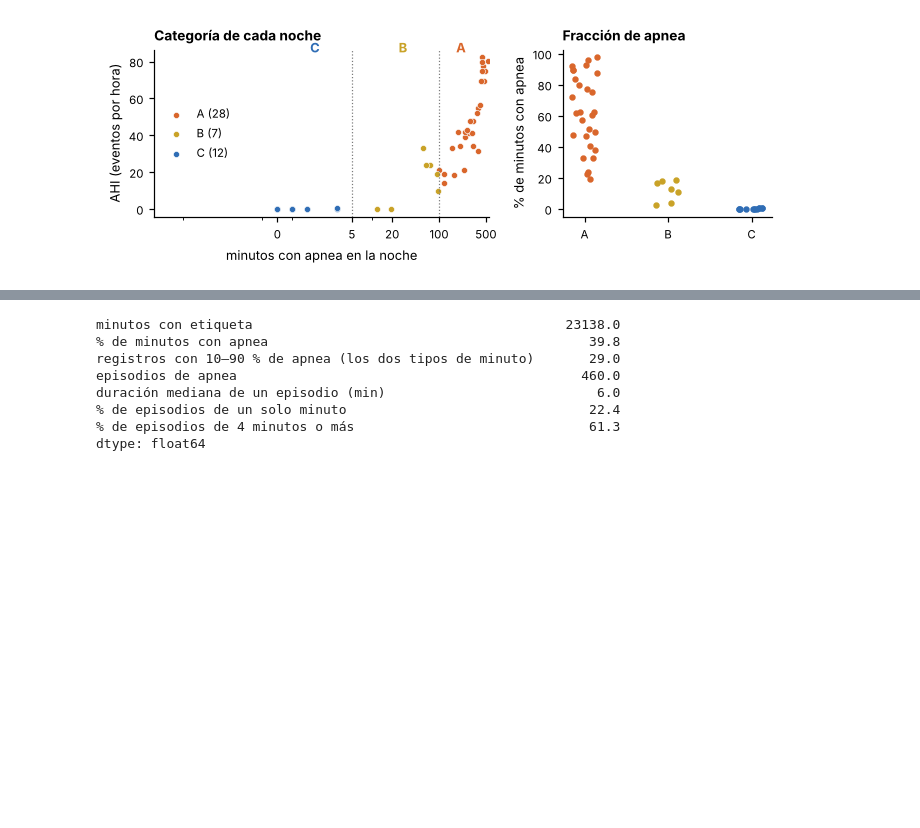
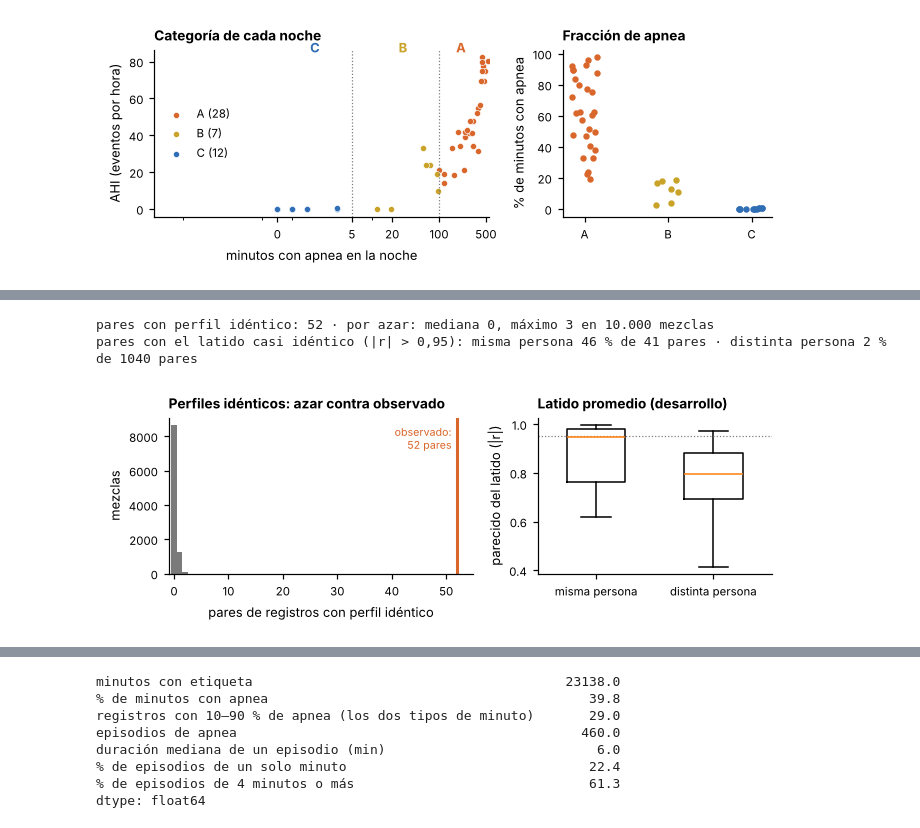
Before and after one commit to afrateitba/PSIB2026Q2-TPS-Grupo08-Frate-Tenca-Weizman, a Jupyter notebook: notebooks/01_base_y_exploracion.ipynb, the cells around one changed output, grey strips where cells are left out. Saved outputs shown, nothing was run; the diff lists cells and outputs as text; code cells hidden in the pictures; blank space fills up the shorter version.

```diff
--- a/notebooks/01_base_y_exploracion.ipynb
+++ b/notebooks/01_base_y_exploracion.ipynb
@@ -117,0 +161,45 @@ La base no identifica a las personas, pero hay registros de la misma persona en
+# %%
+info_all = load_record_info()
+codes = np.column_stack([pd.factorize(info_all[c])[0] for c in PROFILE]).astype(np.int64)
+base_c = codes.max(axis=0) + 1
+
+def pares_iguales(c):
+    key = ((c[:, 0] * base_c[1] + c[:, 1]) * base_c[2] + c[:, 2]) * base_c[3] + c[:, 3]
+    _, n = np.unique(key, return_counts=True)
+    return int((n * (n - 1) // 2).sum())
+
+rng_p = np.random.default_rng(2026)
+obs = pares_iguales(codes)
+nulo = np.array([pares_iguales(np.column_stack([rng_p.permutation(codes[:, j]) for j in range(4)]))
+                 for _ in range(10_000)])
+
+# El latido promedio funciona como huella de la persona (anatomía, posición de los electrodos).
+subj = assign_subjects(info_all)
+T = {}
+for r in DEV:
+    ecg_r, fs_r = load_ecg(r)
+    T[r] = beat_template(ecg_r, load_qrs(r), fs_r)
+# Parecido sin importar la polaridad: en algunas noches los electrodos se colocaron al revés.
+parecido = lambda a, b: max(template_similarity(T[a], T[b]), template_similarity(T[a], -T[b]))
+pares = [(a, b, parecido(a, b), subj[a] == subj[b]) for a, b in combinations(DEV, 2)]
+sim = pd.DataFrame(pares, columns=["a", "b", "r", "mismo"])
+
+fig, ax = plt.subplots(1, 2, figsize=(ANCHO, 2.3), gridspec_kw={"width_ratios": [1.3, 1]})
+ax[0].hist(nulo, bins=np.arange(-0.5, nulo.max() + 1.5), color=GRIS)
+ax[0].axvline(obs, color=APNEA, lw=2)
+ax[0].text(obs - 1, ax[0].get_ylim()[1] * 0.8, f"observado:\n{obs} pares", ha="right", fontsize=7, color=APNEA)
+ax[0].set(xlim=(-1, obs + 3), xlabel="pares de registros con perfil idéntico", ylabel="mezclas",
+          title="Perfiles idénticos: azar contra observado")
+ax[1].boxplot([sim.r[sim.mismo], sim.r[~sim.mismo]], widths=0.5, showfliers=False)
+ax[1].set_xticks([1, 2]); ax[1].set_xticklabels(["misma persona", "distinta persona"])
+ax[1].axhline(0.95, color=GRIS, ls=":", lw=0.8)
+ax[1].set(ylabel="parecido del latido (|r|)", title="Latido promedio (desarrollo)")
+fig.tight_layout()
+save(fig, "01_sujetos")
+print(f"pares con perfil idéntico: {obs} · por azar: mediana {np.median(nulo):.0f}, máximo {nulo.max()} en 10.000 mezclas")
+print(f"pares con el latido casi idéntico (|r| > 0,95): misma persona {100 * (sim.r[sim.mismo] > 0.95).mean():.0f} % "
+      f"de {int(sim.mismo.sum())} pares · distinta persona {100 * (sim.r[~sim.mismo] > 0.95).mean():.0f} % de {int((~sim.mismo).sum())} pares")
+# %% [output]
+pares con perfil idéntico: 52 · por azar: mediana 0, máximo 3 en 10.000 mezclas
+pares con el latido casi idéntico (|r| > 0,95): misma persona 46 % de 41 pares · distinta persona 2 % de 1040 pares
+[figure, added]
```
Also changed, not shown: parts of 13 cells of this notebook, 5 other files.
